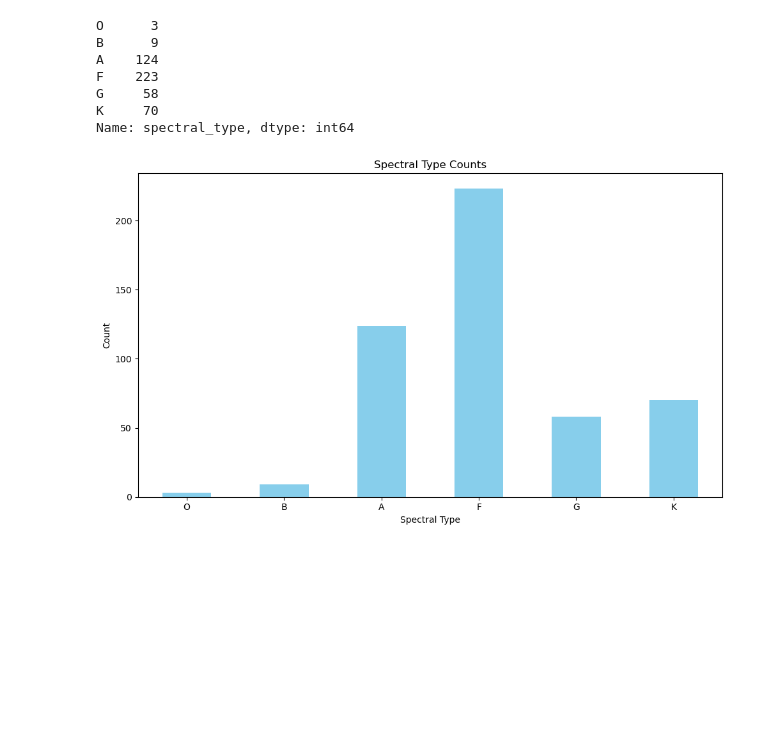
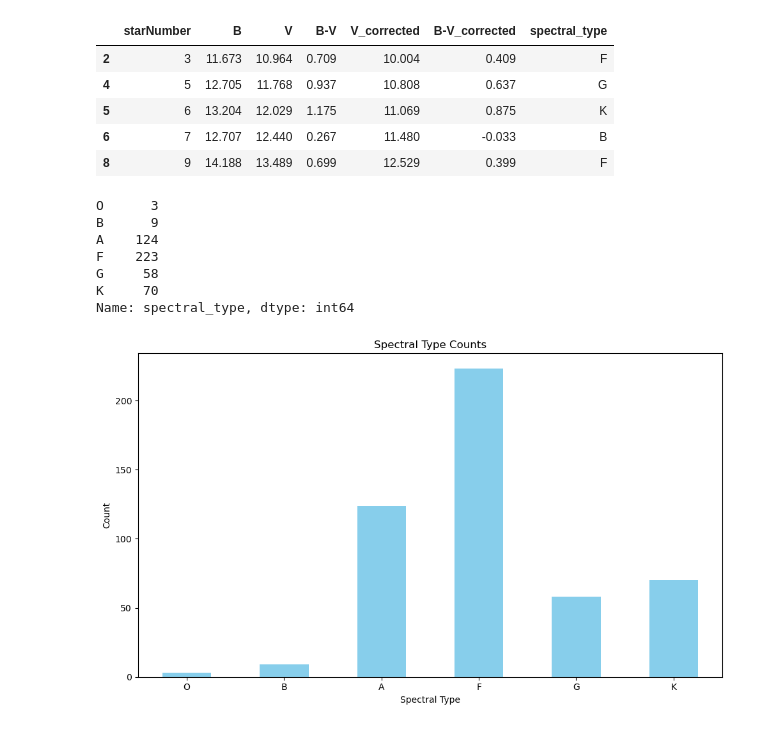
Before and after one commit to MuhammadArshad123/NGC1245, a Jupyter notebook: spectralType.ipynb, the cells around one changed output. Saved outputs shown, nothing was run; the diff lists cells and outputs as text; code cells hidden in the pictures; blank space fills up the shorter version.

```diff
--- a/spectralType.ipynb
+++ b/spectralType.ipynb
@@ -35,4 +35,17 @@ def classify_spectral_type(bv_value):
         return 'K'
     else:
         return 'M'
+# %%
+# Apply the classify_spectral_type function to df['B-V_corrected']
+df['spectral_type'] = df['B-V_corrected'].apply(classify_spectral_type)
+df.drop(columns=['Unnamed: 0'], inplace=True)
+df.to_csv('data/ngc1245.csv')
+df.head()
+# %% [output]
+|  | starNumber | B | V | B-V | V_corrected | B-V_corrected | spectral_type |
+| 2 | 3 | 11.673 | 10.964 | 0.709 | 10.004 | 0.409 | F |
+| 4 | 5 | 12.705 | 11.768 | 0.937 | 10.808 | 0.637 | G |
+| 5 | 6 | 13.204 | 12.029 | 1.175 | 11.069 | 0.875 | K |
+| 6 | 7 | 12.707 | 12.440 | 0.267 | 11.480 | -0.033 | B |
+| 8 | 9 | 14.188 | 13.489 | 0.699 | 12.529 | 0.399 | F |
 # %%
```
Also changed, not shown: parts of 2 cells of this notebook, 4 other files.
